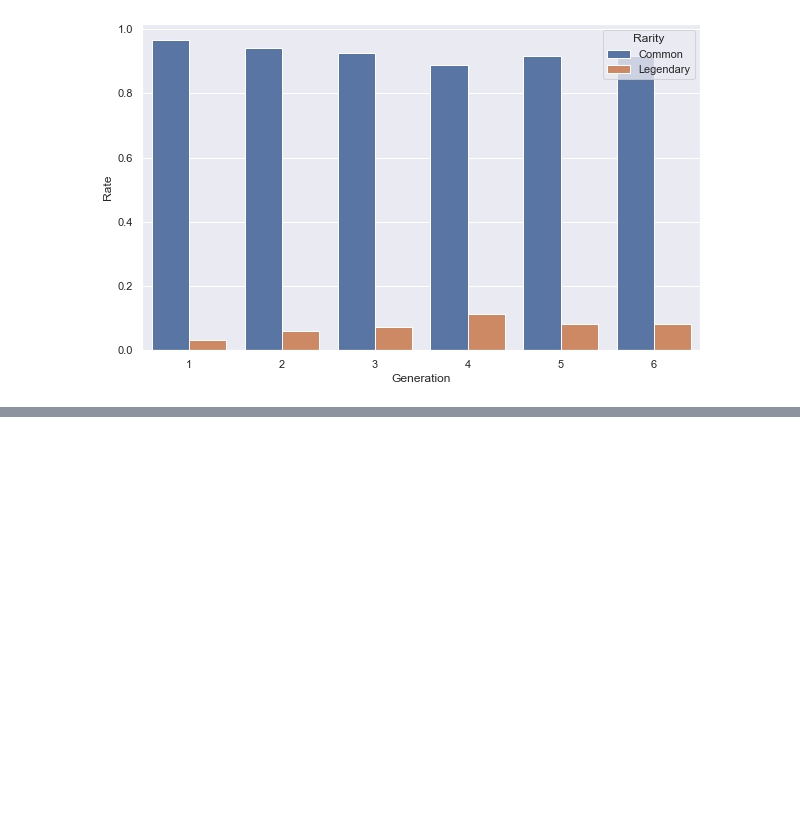
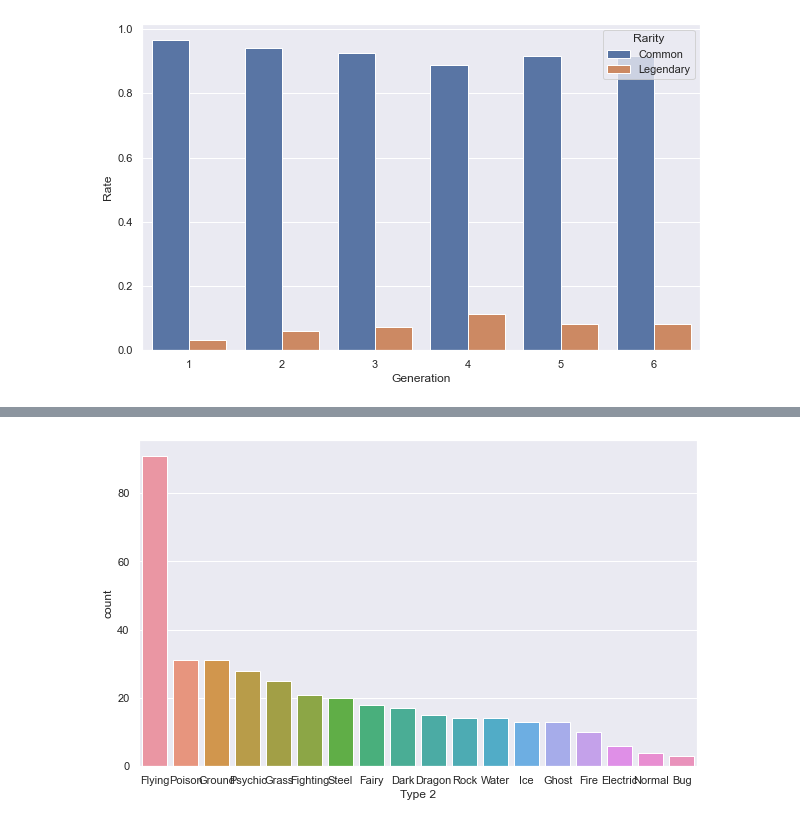
Before and after one commit to c-brugo/pkm-science, a Jupyter notebook: pkm-science.ipynb, the cells around one changed output, grey strips where cells are left out. Saved outputs shown, nothing was run; the diff lists cells and outputs as text; code cells hidden in the pictures; blank space fills up the shorter version.

```diff
--- a/pkm-science.ipynb
+++ b/pkm-science.ipynb
@@ -185,0 +198,7 @@ plt.show()
+# %%
+#Pokemon per Type 2
+plt.figure(figsize=(10,6))
+sns.countplot(x="Type 2", data=pkm_df, order=pkm_df["Type 2"].value_counts().index)
+plt.show()
+# %% [output]
+[figure, added]
```
Also changed, not shown: parts of 7 cells of this notebook.
